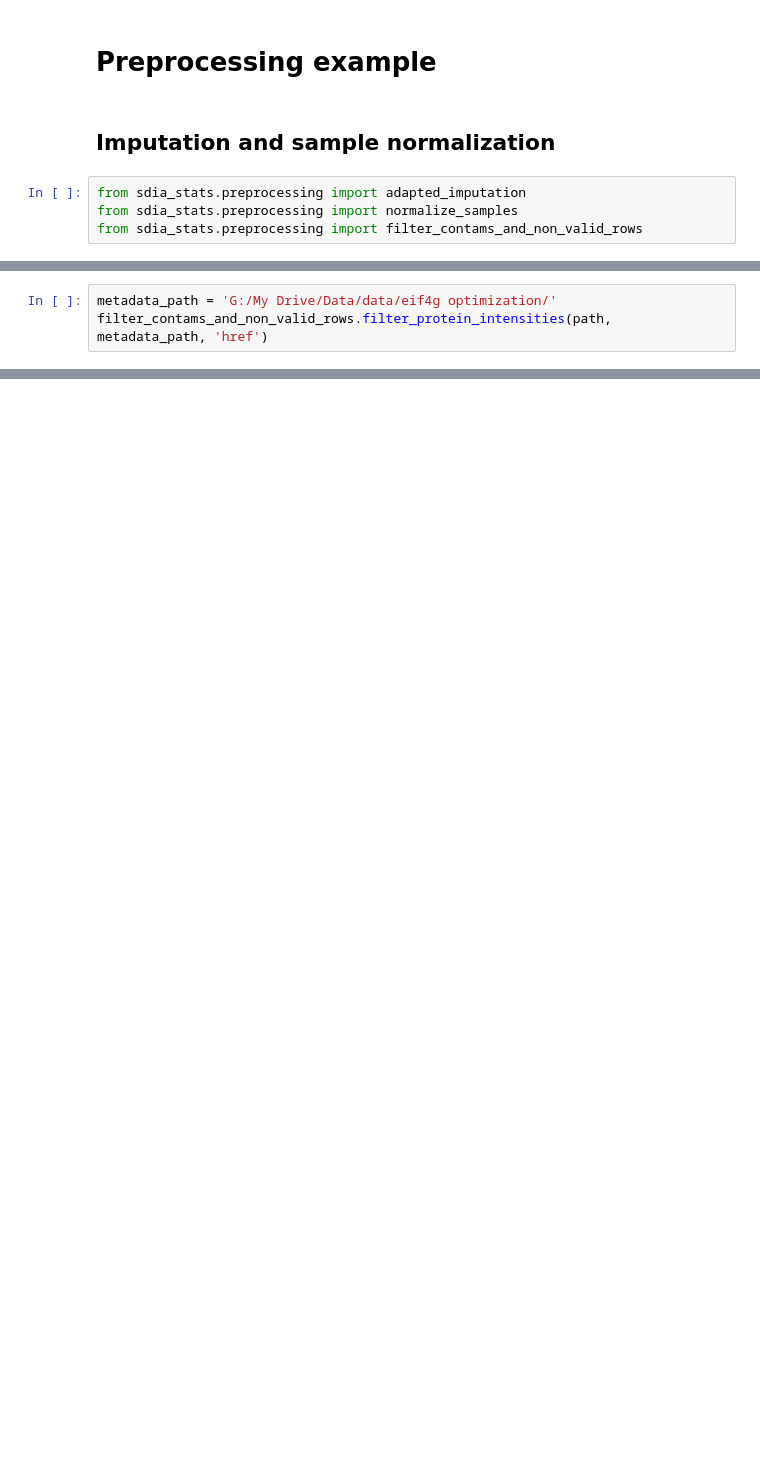
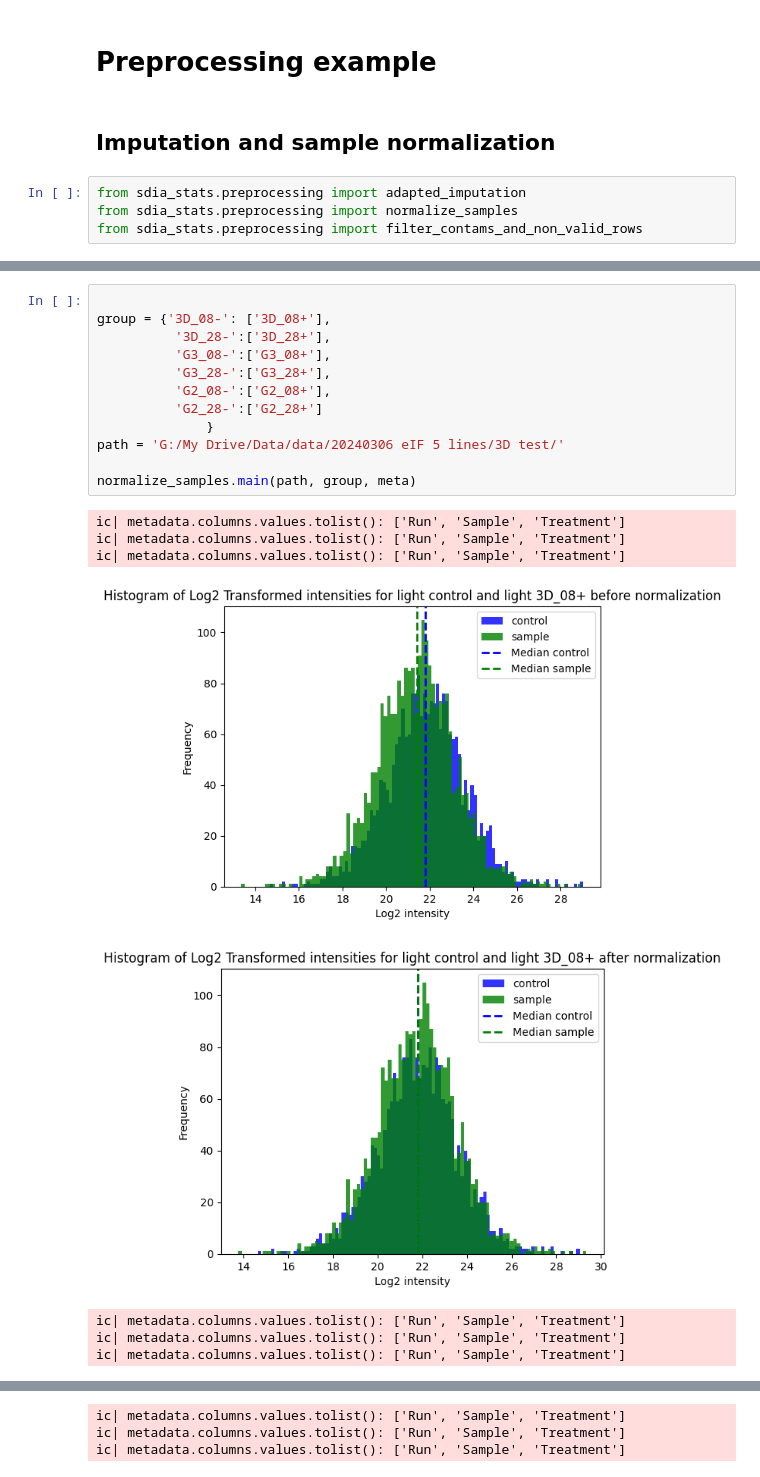
Before and after one commit to rkerrid/silac_dia_statistics, a Jupyter notebook: examples/preprocessing example.ipynb, the cells around one changed output, grey strips where cells are left out. Saved outputs shown, nothing was run; the diff lists cells and outputs as text; blank space fills up the shorter version.

```diff
--- a/examples/preprocessing example.ipynb
+++ b/examples/preprocessing example.ipynb
@@ -15,3 +21,21 @@ group = {'3D_08-': ['3D_08+'],
 # %%
-metadata_path = 'G:/My Drive/Data/data/eif4g optimization/'
-filter_contams_and_non_valid_rows.filter_protein_intensities(path, metadata_path, 'href')
+
+group = {'3D_08-': ['3D_08+'],
+          '3D_28-':['3D_28+'],
+          'G3_08-':['G3_08+'],
+          'G3_28-':['G3_28+'],
+          'G2_08-':['G2_08+'],
+          'G2_28-':['G2_28+']
+              }
+path = 'G:/My Drive/Data/data/20240306 eIF 5 lines/3D test/'
+
+normalize_samples.main(path, group, meta)
+# %% [output]
+ic| metadata.columns.values.tolist(): ['Run', 'Sample', 'Treatment']
+ic| metadata.columns.values.tolist(): ['Run', 'Sample', 'Treatment']
+ic| metadata.columns.values.tolist(): ['Run', 'Sample', 'Treatment']
+[figure, added]
+[figure, added]
+ic| metadata.columns.values.tolist(): ['Run', 'Sample', 'Treatment']
+ic| metadata.columns.values.tolist(): ['Run', 'Sample', 'Treatment']
+ic| metadata.columns.values.tolist(): ['Run', 'Sample', 'Treatment']
@@ -17,0 +44,3 @@ filter_contams_and_non_valid_rows.filter_protein_intensities(path, metadata_path
+ic| metadata.columns.values.tolist(): ['Run', 'Sample', 'Treatment']
+ic| metadata.columns.values.tolist(): ['Run', 'Sample', 'Treatment']
+ic| metadata.columns.values.tolist(): ['Run', 'Sample', 'Treatment']
```
Also changed, not shown: parts of 6 cells of this notebook, 8 other files.
